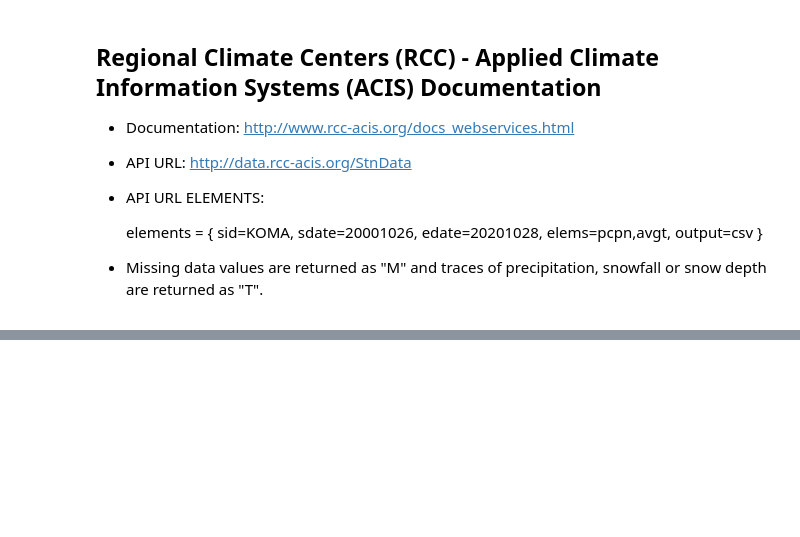
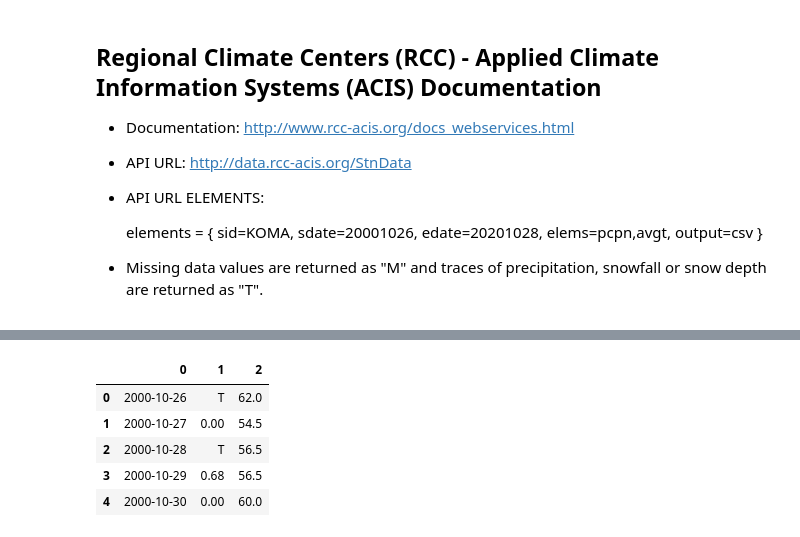
Before and after one commit to stew1922/data_farming, a Jupyter notebook: notebooks/jonathan.ipynb, the cells around one changed output, grey strips where cells are left out. Saved outputs shown, nothing was run; the diff lists cells and outputs as text; code cells hidden in the pictures; blank space fills up the shorter version.

```diff
--- a/notebooks/jonathan.ipynb
+++ b/notebooks/jonathan.ipynb
@@ -32,0 +39,22 @@ http://http://builder.rcc-acis.org/
+# %%
+# Initialize variables
+# Station id
+station_id = 'KOMA'
+# Starting date, furthest back
+start_date = '20001026'
+# Ending date, most recent
+end_date = '20201028'
+# Meta data to narrow information returned
+meta_data = 'name'
+# Data arguments to pull, precipitation, average temperature
+elements = 'pcpn,avgt'
+# Output to csv or json
+output_style = 'json'
+# API URL string
+rcc_url = f'http://data.rcc-acis.org/StnData?sid={station_id}&sdate={start_date}&edate={end_date}&meta={meta_data}&elems={elements}&output={output_style}'
+# %%
+# Fetch current data
+response_data = requests.get(rcc_url)
+# %%
+# Accept json format
+data = response_data.json()
@@ -32,0 +82,11 @@ http://http://builder.rcc-acis.org/
+# %%
+# Create dataframe
+weather_data =  pd.DataFrame(data['data'])
+weather_data.head()
+# %% [output]
+|  | 0 | 1 | 2 |
+| 0 | 2000-10-26 | T | 62.0 |
+| 1 | 2000-10-27 | 0.00 | 54.5 |
+| 2 | 2000-10-28 | T | 56.5 |
+| 3 | 2000-10-29 | 0.68 | 56.5 |
+| 4 | 2000-10-30 | 0.00 | 60.0 |
```
Also changed, not shown: parts of 11 cells of this notebook, 1 other file.
